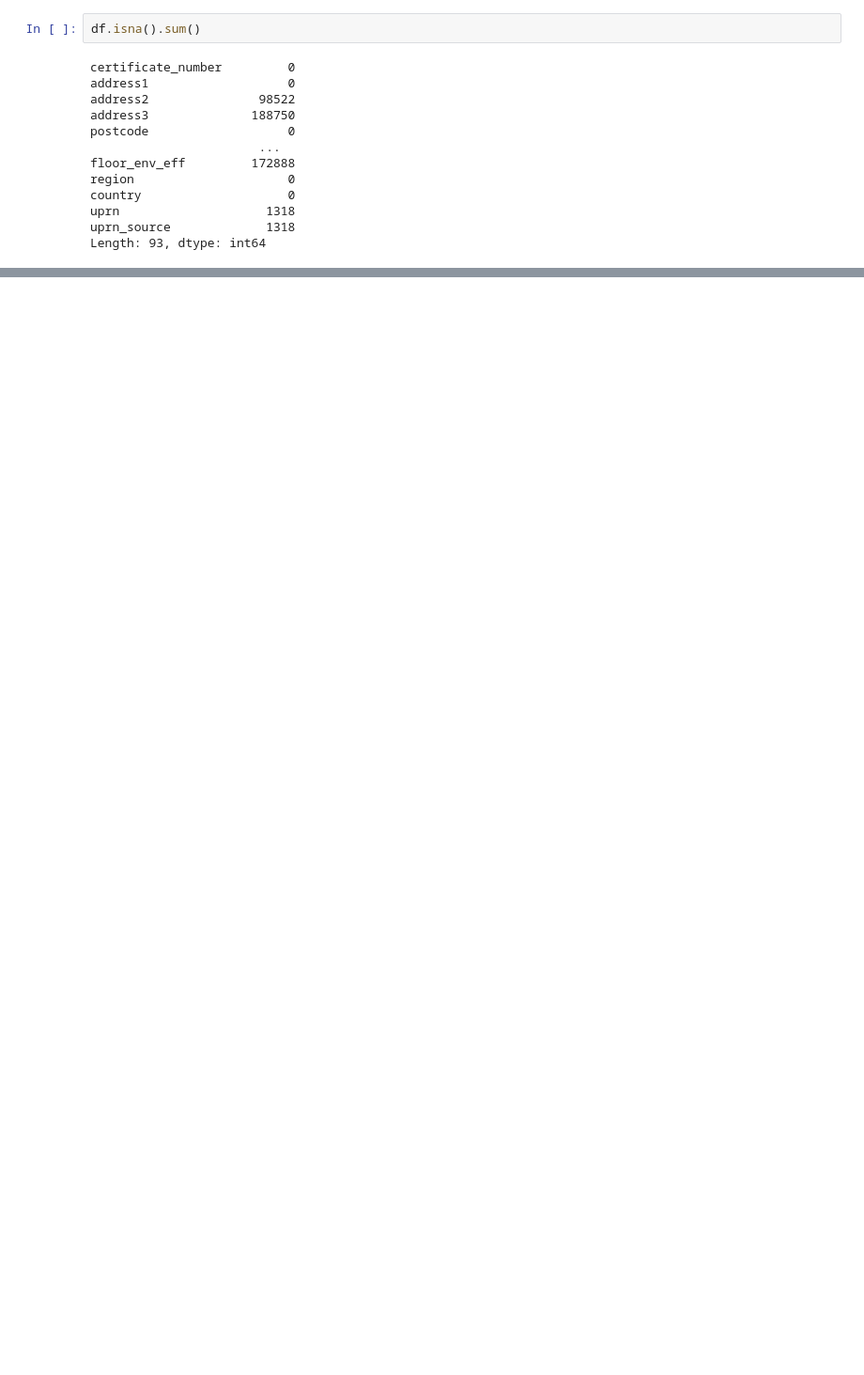
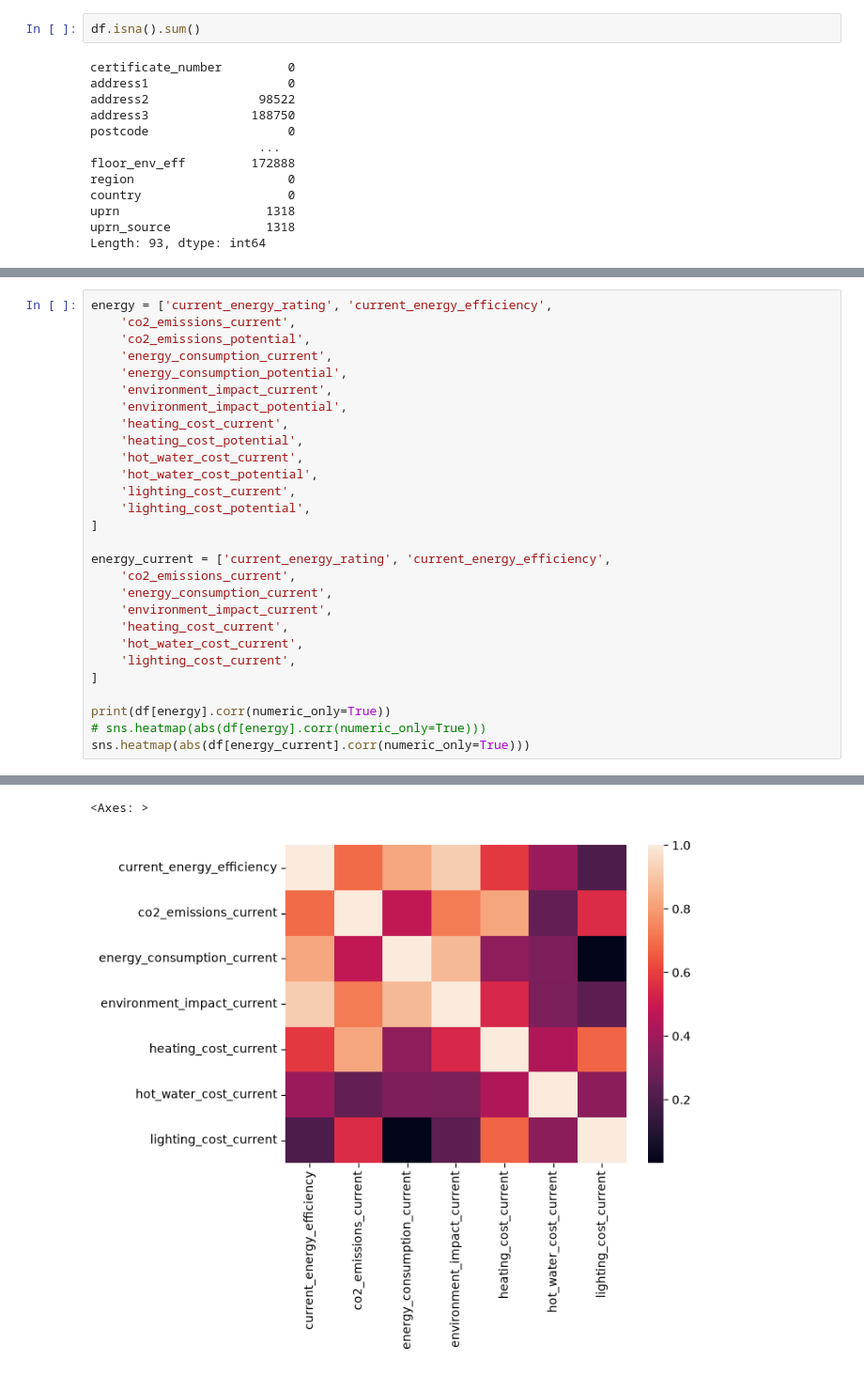
Before and after one commit to TomSCarter/land-registry-cleaning-pipeline, a Jupyter notebook: notebooks/part_1_EPC_audit.ipynb, the cells around one changed output, grey strips where cells are left out. Shown at 94% size. Saved outputs shown, nothing was run; the diff lists cells and outputs as text; blank space fills up the shorter version.

```diff
--- a/notebooks/part_1_EPC_audit.ipynb
+++ b/notebooks/part_1_EPC_audit.ipynb
@@ -44,0 +118,29 @@ Length: 93, dtype: int64
+# %%
+energy = ['current_energy_rating', 'current_energy_efficiency',
+    'co2_emissions_current',
+    'co2_emissions_potential',
+    'energy_consumption_current',
+    'energy_consumption_potential',
+    'environment_impact_current',
+    'environment_impact_potential',
+    'heating_cost_current',
+    'heating_cost_potential',
+    'hot_water_cost_current',
+    'hot_water_cost_potential',
+    'lighting_cost_current',
+    'lighting_cost_potential',
+]
+
+energy_current = ['current_energy_rating', 'current_energy_efficiency',
+    'co2_emissions_current',
+    'energy_consumption_current',
+    'environment_impact_current',
+    'heating_cost_current',
+    'hot_water_cost_current',
+    'lighting_cost_current',
+]
+
+print(df[energy].corr(numeric_only=True))
+# sns.heatmap(abs(df[energy].corr(numeric_only=True)))
+sns.heatmap(abs(df[energy_current].corr(numeric_only=True)))
+# %% [output]
@@ -44,0 +164,2 @@ Length: 93, dtype: int64
+<Axes: >
+[figure, added]
```
Also changed, not shown: parts of 25 cells of this notebook, 1 other file.
